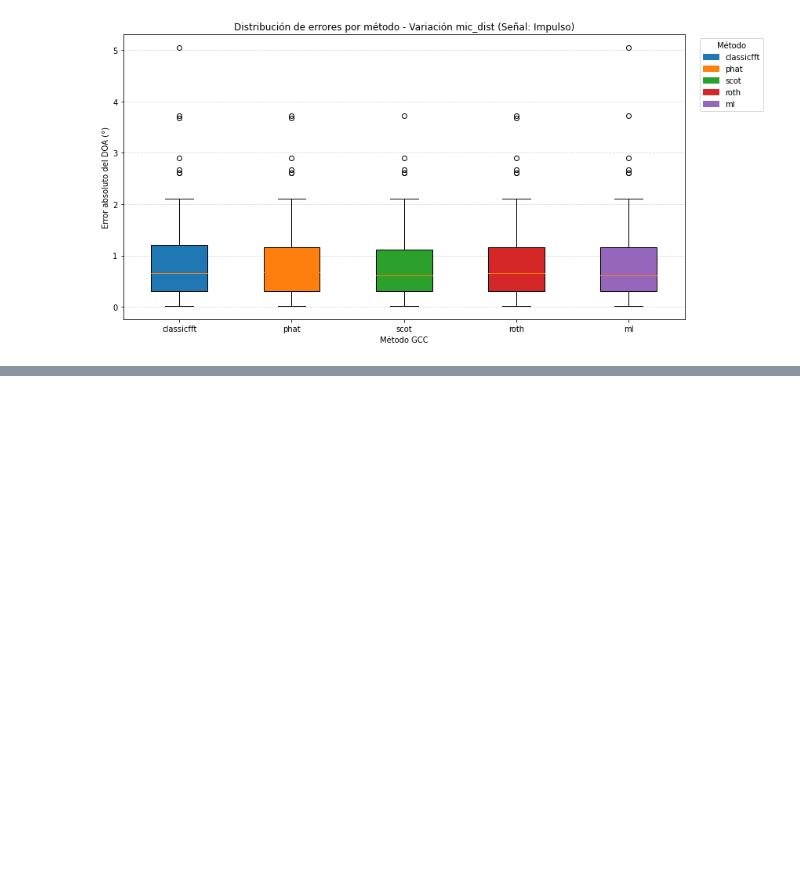
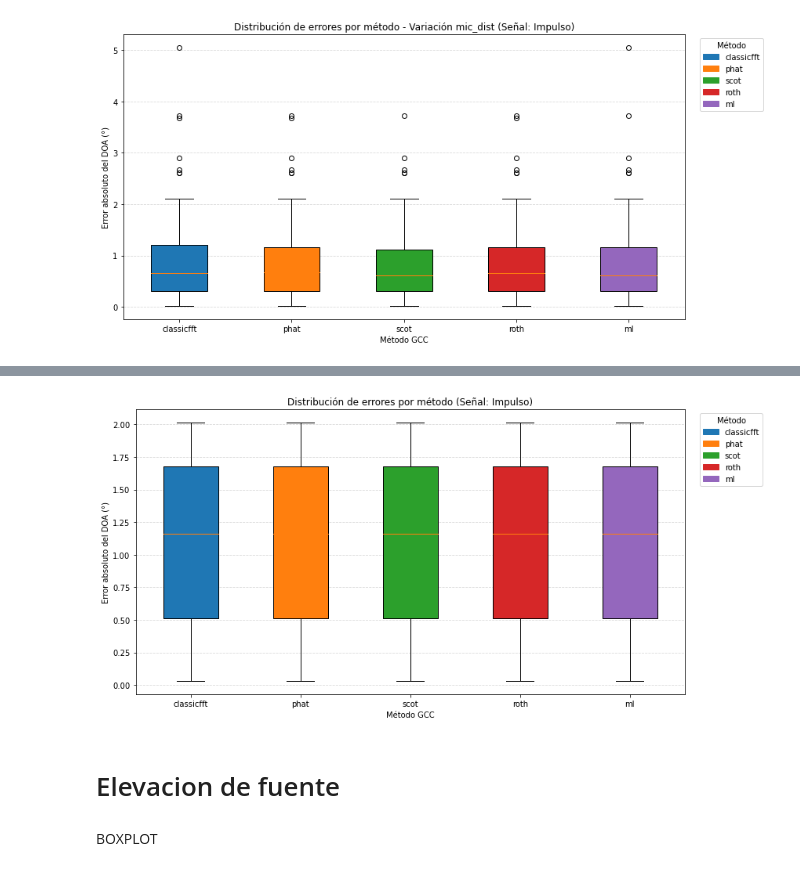
Before and after one commit to MathiasToval/PDS, a Jupyter notebook: Pruebas Mathi.ipynb, the cells around one changed output, grey strips where cells are left out. Cells and saved outputs as stored; diff of their text form; code cells hidden in the pictures; blank space fills up the shorter version.

```diff
--- a/Pruebas Mathi.ipynb
+++ b/Pruebas Mathi.ipynb
@@ -401,0 +518,34 @@ Procesando errores: Impulso - ml
+# %%
+# Graficar boxplot
+
+plt.figure(figsize=(12, 6))
+
+data = results[signal_label]
+positions = np.arange(len(methods))
+colors = ['#1f77b4', '#ff7f0e', '#2ca02c', '#d62728', '#9467bd']
+method_patches = []
+
+# Crear boxplot
+box = plt.boxplot(data, positions=positions, widths=0.5, patch_artist=True, showfliers=True)
+
+# Colorear cada método distinto
+for patch, color in zip(box['boxes'], colors):
+    patch.set_facecolor(color)
+
+# Leyenda
+for i, method in enumerate(methods):
+    method_patches.append(mpatches.Patch(color=colors[i], label=method))
+
+plt.xticks(positions, methods, rotation=0)
+plt.xlabel("Método GCC")
+plt.ylabel("Error absoluto del DOA (°)")
+plt.title("Distribución de errores por método (Señal: Impulso)")
+plt.grid(True, axis='y', linestyle='--', alpha=0.5)
+plt.legend(handles=method_patches, title="Método", bbox_to_anchor=(1.02, 1), loc='upper left')
+plt.tight_layout()
+plt.savefig("Boxplot_mic_amount.png", dpi=300, bbox_inches='tight')
+plt.show()
+# %% [output]
+[figure, added]
+# %% [markdown]
+# Elevacion de fuente
@@ -401,0 +591,2 @@ Procesando errores: Impulso - ml
+# %% [markdown]
+BOXPLOT
```
Also changed, not shown: parts of 12 cells of this notebook, 2 other files.
